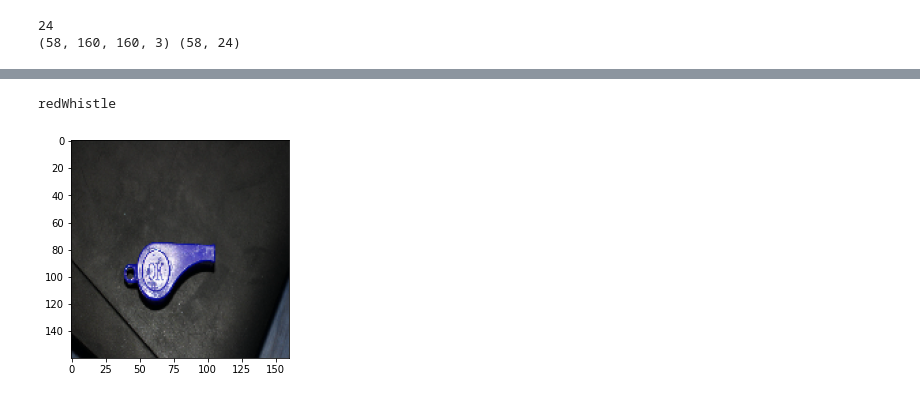
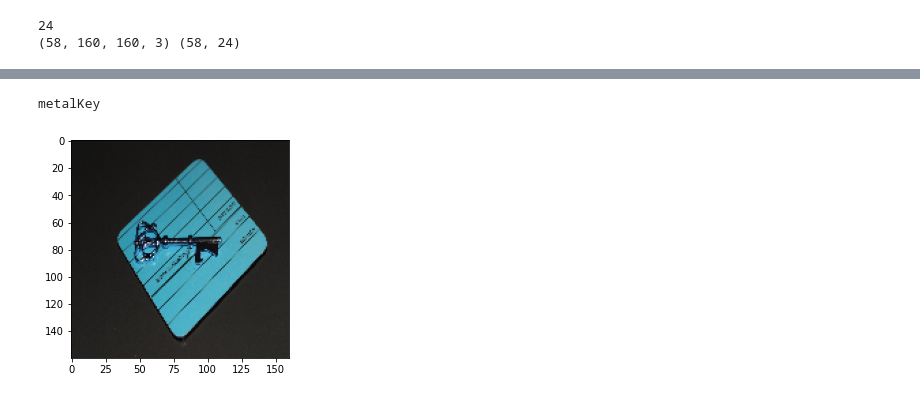
Before and after one commit to JfmGijsbers/2AMV10-group-16, a Jupyter notebook: run2.ipynb, the cells around one changed output, grey strips where cells are left out. Drawn from its saved outputs; the diff is of its cells as text; code cells hidden in the pictures.

```diff
--- a/run2.ipynb
+++ b/run2.ipynb
@@ -90,7 +90,7 @@ def read_data():
     labels = []
     sys.path.insert(0, PATH_m)
 
-    path = "/content/drive/MyDrive/-Univ/2AMV10 Visual Analytics/2AMV10-group-16/data/trainingData/TrainingImages"
+    path = "/content/drive/MyDrive/-Univ/2AMV10/2AMV10-group-16/data/trainingData/TrainingImages"
     i = 0
     limit = 100000
     for label in [name for name in os.listdir(path) if os.path.isdir(f"{path}/{name}")]:
@@ -637,6 +639,6 @@ plot_misclassifications()
 # %%
-plt.imshow(X_test[7]);
-print(classes[np.argmax(y_test[7])])
+plt.imshow(X_test[0]);
+print(classes[np.argmax(y_test[0])])
 # %% [output]
-redWhistle
+metalKey
-[figure, old version]
+[figure, new version]
```
Also changed, not shown: parts of 15 cells of this notebook, 1 other file.
